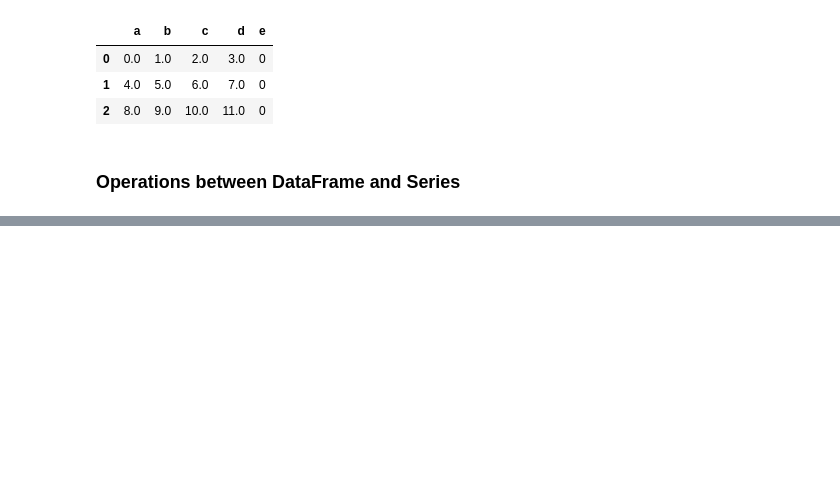
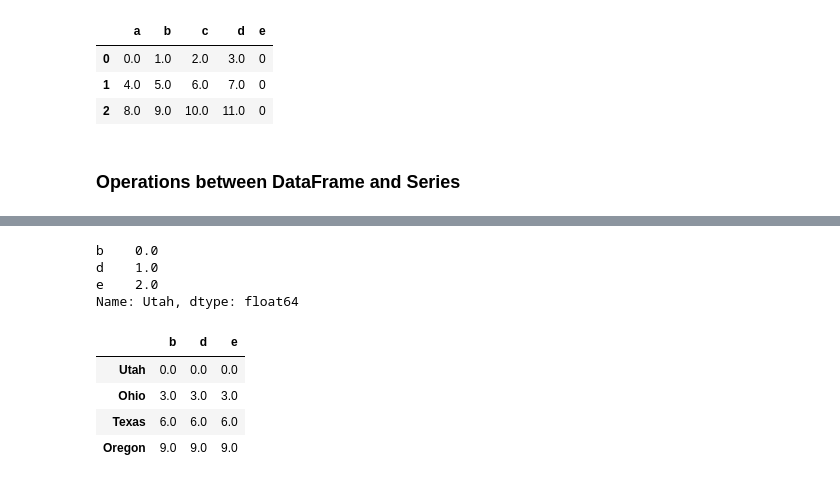
Before and after one commit to kbutalep/WesCh5, a Jupyter notebook: Chapter5WorkAlong.ipynb, the cells around one changed output, grey strips where cells are left out. Cells and saved outputs as stored; diff of their text form; code cells hidden in the pictures; blank space fills up the shorter version.

```diff
--- a/Chapter5WorkAlong.ipynb
+++ b/Chapter5WorkAlong.ipynb
@@ -1033,0 +1059,2 @@ df1.reindex(columns=df2.columns, fill_value=0)
+# %%
+series = frame.iloc[0]
@@ -1033,0 +1069,15 @@ df1.reindex(columns=df2.columns, fill_value=0)
+# %%
+series
+# %% [output]
+b    0.0
+d    1.0
+e    2.0
+Name: Utah, dtype: float64
+# %%
+frame - series
+# %% [output]
+|  | b | d | e |
+| Utah | 0.0 | 0.0 | 0.0 |
+| Ohio | 3.0 | 3.0 | 3.0 |
+| Texas | 6.0 | 6.0 | 6.0 |
+| Oregon | 9.0 | 9.0 | 9.0 |
```
Also changed, not shown: parts of 16 cells of this notebook.
